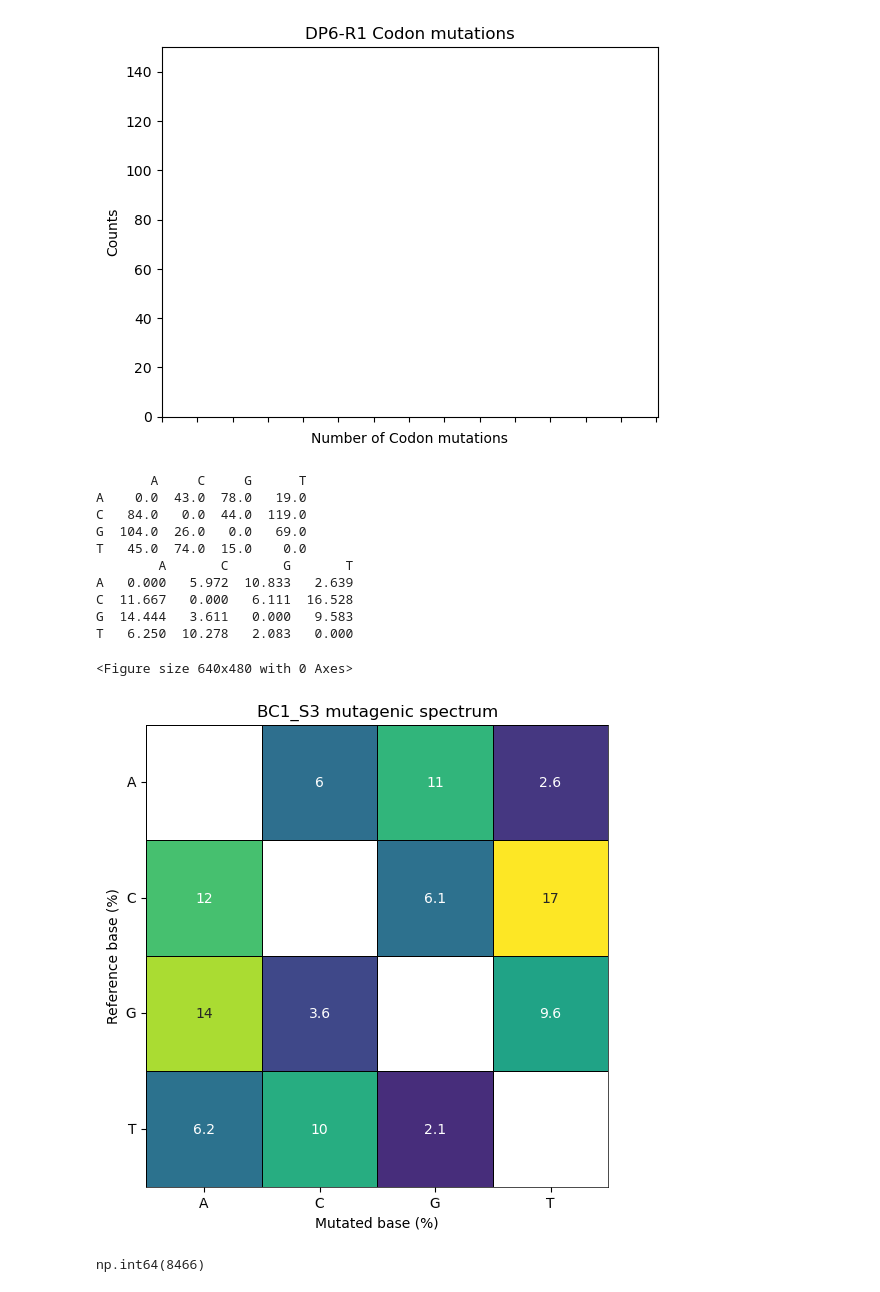
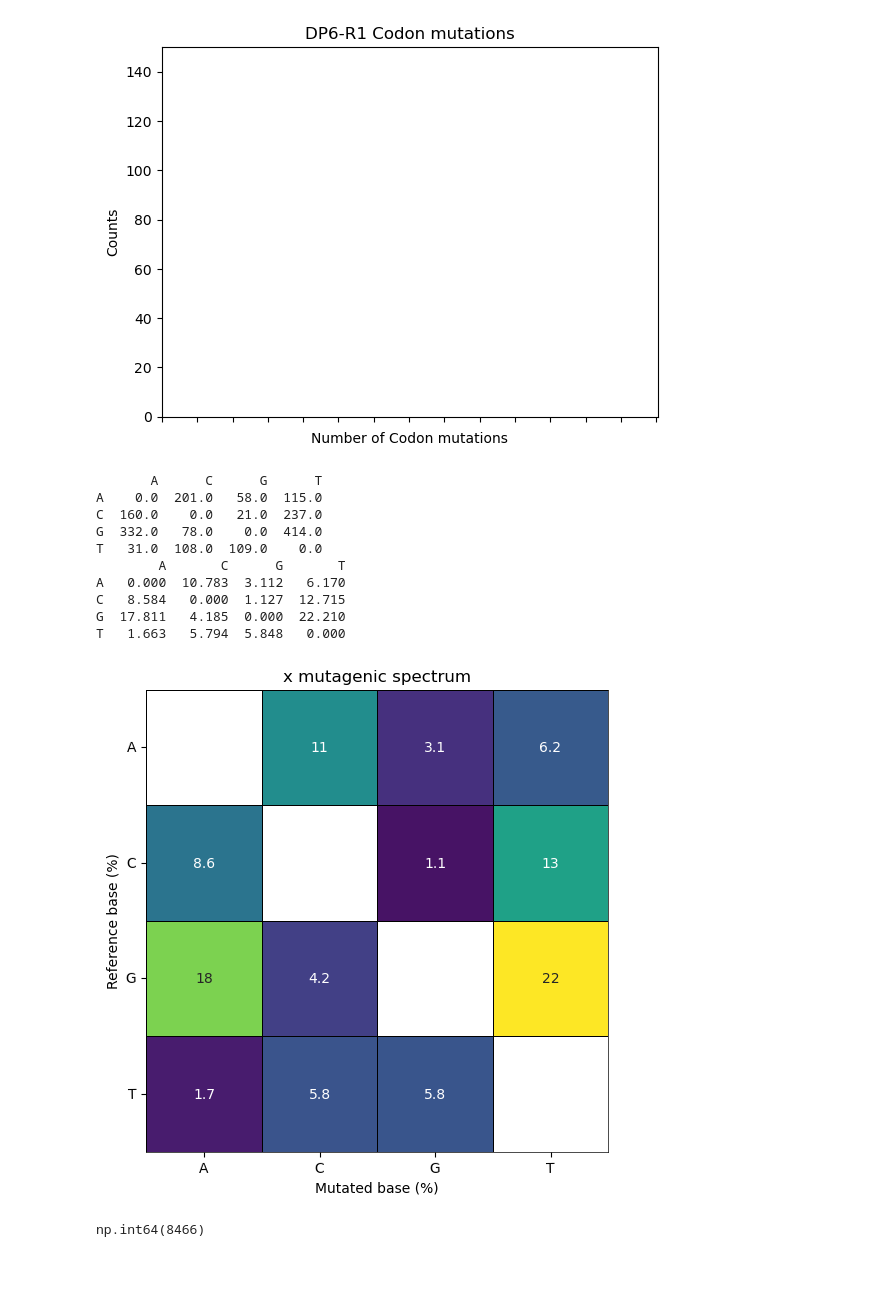
Before and after one commit to AliceHovsepyan/pogo_pance_draft, a Jupyter notebook: DMS_analysis_AraC.ipynb, the cells around one changed output. Saved outputs shown, nothing was run; the diff lists cells and outputs as text; code cells hidden in the pictures.

```diff
--- a/DMS_analysis_AraC.ipynb
+++ b/DMS_analysis_AraC.ipynb
@@ -177,3 +182,21 @@ Primer_out_of_triplets = {"S1_fwd_primer": 2,
                      "S3_rev_primer": 2,
                      "S4_fwd_primer": 0,
                      "S4_rev_primer": 0} ##?
+# %%
+
+### read reads and demultiplex them
+
+remove_read_qualities = ['!', '"', '#', '$', '%', '&', "'", '(', ')', '*', '+', ',', '-', ]#'.', '/']
+
+a_seq, b_seq, _, _, a_ids, b_ids= read_sequences(variant = "Mutagenesis", arbitrary_cutoff_a = False, arbitrary_cutoff_b = False, catch_left=catch_left, catch_right=catch_right, return_qualities_ids=True, quality_score=remove_read_qualities)
+ref_gene = R5_Pool_seq
+
+Mutagenesis_reads, Mut_ids_Dict = demultiplex_reads(a_seq, b_seq, ref_gene,Barcodes=Barcodes, Primer_seq=Primer_seq, used_Barcodes = ["BC1", "BC2"], Sections = ["S1", "S2", "S3", "S4"], max_mismatch_primerseq = 1, filter_for_n_mut = True, n_mut_treshold = 10, a_ids=a_ids, b_ids=b_ids)
+
+a_seq, b_seq, _, _, a_ids, b_ids = read_sequences(variant = "NegPosSelection", arbitrary_cutoff_a = False, arbitrary_cutoff_b = False, catch_left="", catch_right="", return_qualities_ids=True, quality_score=remove_read_qualities)
+
+NegPosSelection_reads, NegPos_ids = demultiplex_reads(a_seq, b_seq, ref_gene,Barcodes=Barcodes, Primer_seq=Primer_seq, used_Barcodes = ["BC1", "BC2", "BC3", "BC4"], Sections = ["S1", "S2", "S3", "S4"], max_mismatch_primerseq = 1, filter_for_n_mut = True, n_mut_treshold = 10, a_ids=a_ids, b_ids=b_ids)
+
+all_reads = {**{"Mutagenesis_"+key : value for key, value in Mutagenesis_reads.items()},**{"NegPosSelection_"+key : value for key, value in NegPosSelection_reads.items()}}
+
+all_ids = {**{"Mutagenesis_"+key : value for key, value in Mut_ids_Dict.items()},**{"NegPosSelection_"+key : value for key, value in NegPos_ids.items()}}
@@ -179,0 +226,3 @@ Primer_out_of_triplets = {"S1_fwd_primer": 2,
+# %%
+FigFolder = os.path.join(base_dir, "output/PACE/cycle_mut_enrichment")
+compare_mut_enrichement_for_all(all_reads, ref_gene, use_backward_read =True, use_forward_read= True, data_type = "AA", combine_mut_rates=True, FigFolder=FigFolder, Primer_out_of_triplets=Primer_out_of_triplets, Barcodes=Barcodes, Primer_seq= Primer_seq, codons=codons, vmax = 0.05, show_cbar_for_each = False)
@@ -698,6 +751,13 @@ seq_variants = get_variants(read_Dict[f"{Bc}_{Section}_fwd"], read_Dict[f"{Bc}_{
 # %%
 # mutagenic spectrum
-n_mut_spectrum, n_mut_spectrum_perc  = mut_spectrum(read_Dict[f"{Bc}_{Section}_fwd"], read_Dict[f"{Bc}_{Section}_rev"], catch_left=Barcodes[f"{Bc}_Fwd"]+Primer_seq[Section + "_fwd_primer"][:tripl_st],catch_right=dna_rev_comp(Barcodes[f"{Bc}_Rev"]+Primer_seq[Section+"_rev_primer"][:tripl_end]),use_backward_read=use_backward_read, use_forward_read=use_forward_read, reference_seq=ref_seq_Section)
+Section = "S4"
+Bc = "BC1"
+tripl_st = Primer_out_of_triplets[Section+"_fwd_primer"]
+tripl_end = Primer_out_of_triplets[Section+"_rev_primer"]
+ref_seq_Section = ref_gene[ref_gene.index(Primer_seq[Section + "_fwd_primer"][tripl_st:]):ref_gene.index(dna_rev_comp(Primer_seq[Section+"_rev_primer"][tripl_end:]))+len(Primer_seq[Section+"_rev_primer"][tripl_end:])]
+
+
+n_mut_spectrum, n_mut_spectrum_perc  = mut_spectrum(all_reads[f"Mutagenesis_{Bc}_{Section}_R1"], all_reads[f"Mutagenesis_{Bc}_{Section}_R2"], catch_left=Barcodes[f"{Bc}_Fwd"]+Primer_seq[Section + "_fwd_primer"][:tripl_st],catch_right=dna_rev_comp(Barcodes[f"{Bc}_Rev"]+Primer_seq[Section+"_rev_primer"][:tripl_end]),use_backward_read=False,use_forward_read=True, reference_seq=ref_seq_Section)
 #n_mut_spectrum, n_mut_spectrum_perc  = mut_spectrum(a_seq, b_seq, reference_seq = LOV_gene, use_backward_read=use_backward_read, use_forward_read=use_forward_read)
 
 n_mut_spectrum_perc_df = pd.DataFrame.from_dict(n_mut_spectrum_perc, orient='index')
@@ -709,21 +769,20 @@ print(n_mut_spectrum_perc_df)
 np.fill_diagonal(n_mut_spectrum_perc_df.values, np.nan) # set diagonal (= filled with zeros, since this is no mutation) to NA (for plotting)
 np.fill_diagonal(n_mut_spectrum_df.values, np.nan)
 # %% [output]
-       A     C     G      T
-A    0.0  43.0  78.0   19.0
-C   84.0   0.0  44.0  119.0
-G  104.0  26.0   0.0   69.0
-T   45.0  74.0  15.0    0.0
-        A       C       G       T
-A   0.000   5.972  10.833   2.639
-C  11.667   0.000   6.111  16.528
-G  14.444   3.611   0.000   9.583
-T   6.250  10.278   2.083   0.000
+       A      C      G      T
+A    0.0  201.0   58.0  115.0
+C  160.0    0.0   21.0  237.0
+G  332.0   78.0    0.0  414.0
+T   31.0  108.0  109.0    0.0
+        A       C      G       T
+A   0.000  10.783  3.112   6.170
+C   8.584   0.000  1.127  12.715
+G  17.811   4.185  0.000  22.210
+T   1.663   5.794  5.848   0.000
 # %%
-plot_mutation_spectrum(n_mut_spectrum_perc_df, name, fig_folder = FigFolder)
+plot_mutation_spectrum(n_mut_spectrum_perc_df,samplename = "x",  fig_folder = FigFolder)
 # %% [output]
-<Figure size 640x480 with 0 Axes>
-[figure, old version]
+[figure, new version]
 # %%
 mut_spec_codons, mut_spectrum_codons_perc =  mut_spectrum_codons(a_seq, b_seq, reference_seq = LOV_gene, use_backward_read = False, use_forward_read = True, codon_list = codons, treshold = 10)
 mut_spectrum_codons_perc_df = pd.DataFrame.from_dict(mut_spectrum_codons_perc, orient='index')
```
Also changed, not shown: parts of 6 cells of this notebook, 1 other file.
